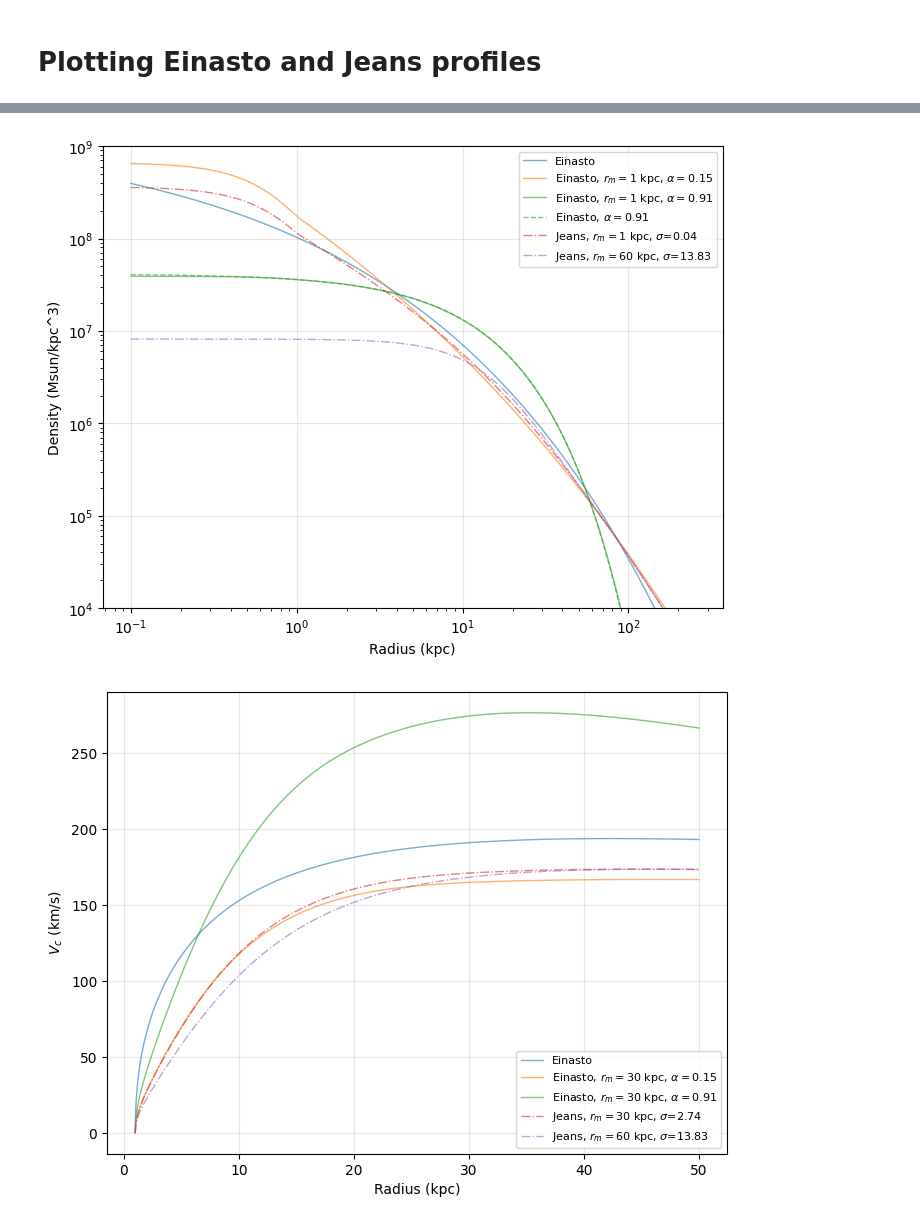
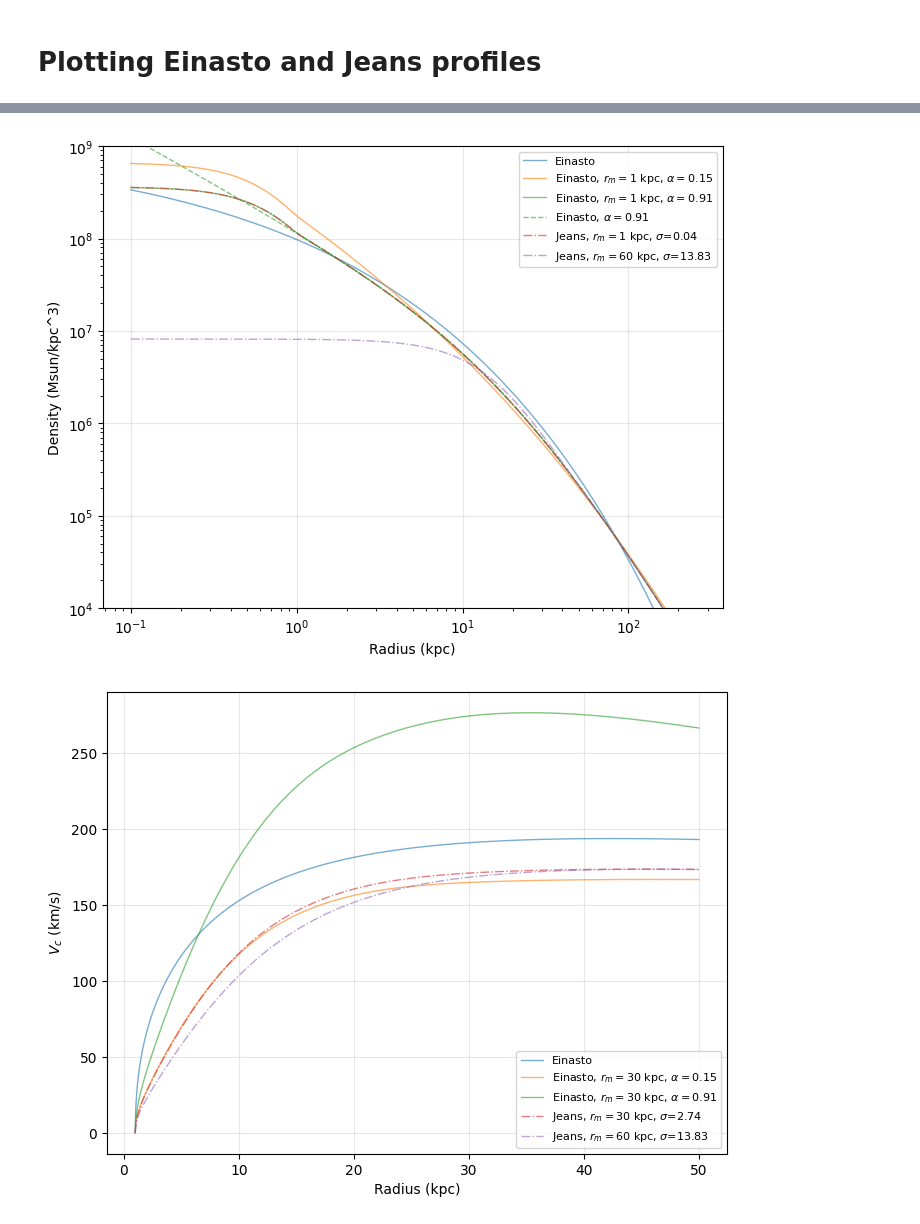
Before and after one commit to AdamSmithOrlik/nonspherical-sidm-jeans-model, a Jupyter notebook: examples/dev.ipynb, the cells around one changed output, grey strips where cells are left out. Cells and saved outputs as stored; diff of their text form; code cells hidden in the pictures.

Commit message:
Fixed nc q. alpha->gamma. Halo-type. examples

```diff
--- a/examples/dev.ipynb
+++ b/examples/dev.ipynb
@@ -128,21 +130,21 @@ Phi_b = None
 
 # pure Einasto profile
 try:
-    profile_E = jeans.cdm(M200, c, alpha=0.3, q0=q0, Phi_b=Phi_b)
+    profile_E = jeans.cdm(M200, c, q0=q0, Phi_b=Phi_b, halo_type="Einasto", gamma=0.32)
 except Exception as e:
     print(f"Error generating profile: {e}")
 
 # squashed Einasto profile
 rm_E = 1
-alpha1 = 0.15
+gamma1 = 0.15
 try:
-    profile_E_s1 = jeans.squashed(rm_E, M200, c, alpha=alpha1, q0=q0, Phi_b=Phi_b)
+    profile_E_s1 = jeans.squashed(rm_E, M200, c, q0=q0, Phi_b=Phi_b, halo_type="Einasto", gamma=gamma1)
 except Exception as e:
     print(f"Error generating squashed profile: {e}")
 
-alpha2 = 0.91 # Ou paper fit
+gamma2 = 0.91 # Ou paper fit
 try:
-    profile_E_s2 = jeans.squashed(rm_E, M200, c, alpha=alpha2, q0=q0, Phi_b=Phi_b)
+    profile_E_s2 = jeans.squashed(rm_E, M200, c, q0=q0, Phi_b=Phi_b)
 except Exception as e:
     print(f"Error generating squashed profile 2: {e}")
 
@@ -179,22 +181,22 @@ compute_r_sph_grid (in /home/asorlik/Desktop/github-projects/nonspherical-sidm-j
 # %%
 # plot the density profile first
 r = np.geomspace(0.1,250, num=200)
 
 plt.figure(figsize=(8,6))
 plt.loglog(r, profile_E.rho_sph_avg(r), label='Einasto', c='C0', alpha=0.6, ls='-', lw=1)
-plt.loglog(r, profile_E_s1.rho_sph_avg(r), label=f'Einasto, $r_m={rm_E}$ kpc, $\\alpha={alpha1}$', c='C1', alpha=0.6, ls='-', lw=1)
-plt.loglog(r, profile_E_s2.rho_sph_avg(r), label=f'Einasto, $r_m={rm_E}$ kpc, $\\alpha={alpha2}$', c='C2', alpha=0.6, ls='-', lw=1)
-plt.loglog(r, profile_E_s2.outer.rho_sph_avg(r), label=f'Einasto, $\\alpha={alpha2}$', c='C2', alpha=0.6, ls='--', lw=1)
+plt.loglog(r, profile_E_s1.rho_sph_avg(r), label=f'Einasto, $r_m={rm_E}$ kpc, $\\alpha={gamma1}$', c='C1', alpha=0.6, ls='-', lw=1)
+plt.loglog(r, profile_E_s2.rho_sph_avg(r), label=f'Einasto, $r_m={rm_E}$ kpc, $\\alpha={gamma2}$', c='C2', alpha=0.6, ls='-', lw=1)
+plt.loglog(r, profile_E_s2.outer.rho_sph_avg(r), label=f'Einasto, $\\alpha={gamma2}$', c='C2', alpha=0.6, ls='--', lw=1)
 plt.loglog(r, profile_s1.rho_sph_avg(r), label=f'Jeans, $r_m={rm_s1}$ kpc, $\\sigma$={profile_s1.cross_section():.2f}', c='C3', alpha=0.6, ls='-.', lw=1)
 plt.loglog(r, profile_s2.rho_sph_avg(r), label=f'Jeans, $r_m={rm_s2}$ kpc, $\\sigma$={profile_s2.cross_section():.2f}', c='C4', alpha=0.6, ls='-.', lw=1)
 plt.ylim(1e4, 1e9)
 plt.xlabel('Radius (kpc)')
 plt.ylabel('Density (Msun/kpc^3)')
 plt.grid(True, which='major', alpha=0.3, axis='both')
 plt.legend(fontsize=8)
 plt.show()
 # %% [output]
-[figure, old version]
+[figure, new version]
 # %%
 # plot the density profile first
 r = np.geomspace(1,50, num=100)
```
Also changed, not shown: parts of 8 cells of this notebook, 11 other files.
